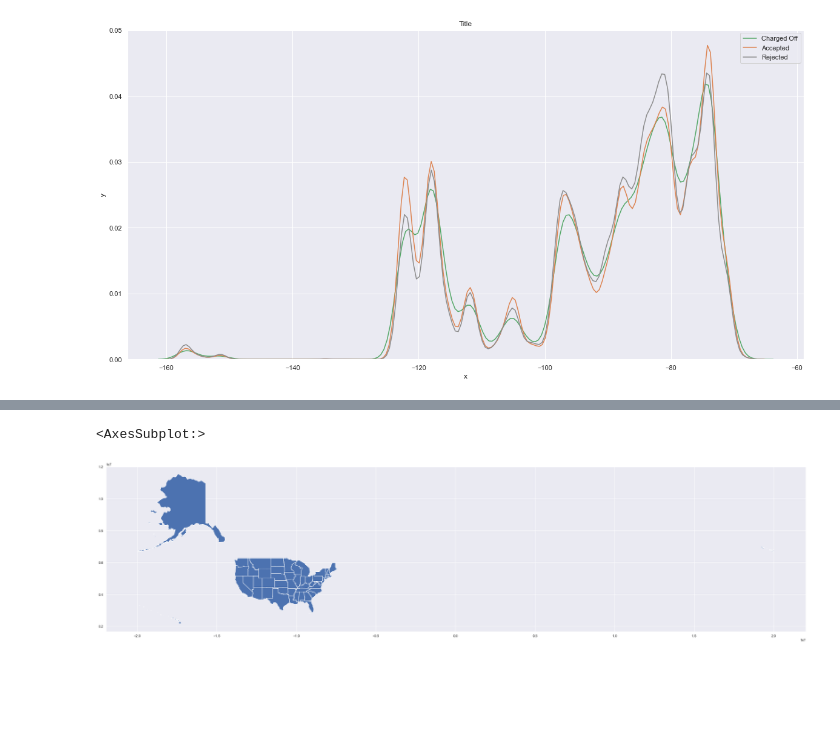
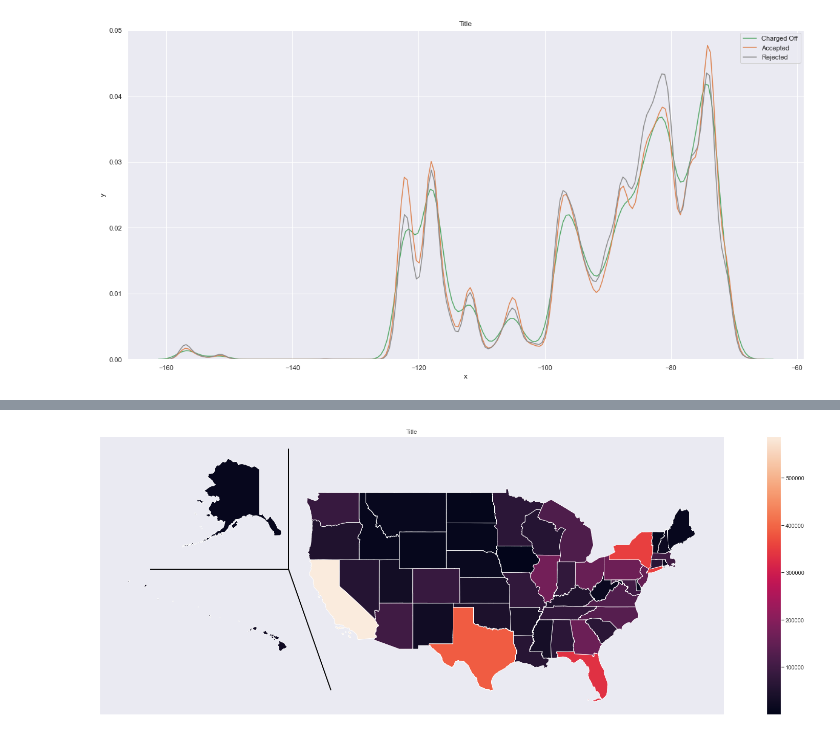
Before and after one commit to Ausmints/lending_club, a Jupyter notebook: Untitled.ipynb, the cells around one changed output, grey strips where cells are left out. Drawn from its saved outputs; the diff is of its cells as text; code cells hidden in the pictures; blank space fills up the shorter version.

```diff
--- a/Untitled.ipynb
+++ b/Untitled.ipynb
@@ -579,5 +513,28 @@ states = states.loc[states["STUSPS"].isin(df["state"].unique())]
-# %%
-states.plot(figsize=(40, 40))
-# %% [output]
-<AxesSubplot:>
-[figure, removed]
+# %%
+states = geopandas.read_file("data/maps/tl_2012_us_state.shp")
+us_pop_df = pd.read_csv('data/2019_Census_US_Population_Data_By_State_Lat_Long.csv')
+
+states = states.loc[states["STUSPS"].isin(df["state"].unique())]
+states.loc[states["NAME"]=="Alaska", "geometry"] = states.loc[states["NAME"]=="Alaska", "geometry"].scale(0.3, 0.3)
+states.loc[states["NAME"]=="Alaska", "geometry"] = states.loc[states["NAME"]=="Alaska", "geometry"].translate(-10000000, -3000000)
+states.loc[states["NAME"]=="Hawaii", "geometry"] = states.loc[states["NAME"]=="Hawaii", "geometry"].translate(3000000, 1500000)
+
+alaska = states.loc[states["NAME"]=="Alaska", "geometry"]
+alaska_geom = alaska[47]
+alaska_bool_list = []
+for P in alaska_geom.geoms:
+    alaska_bool_list.append(P.bounds[0]< -10000000)
+alaska = alaska.explode()
+alaska = alaska.reset_index().set_index("level_1")
+alaska = MultiPolygon(list(alaska[alaska_bool_list].geometry))
+
+states.loc[states["NAME"]=="Alaska", "geometry"] = pd.Series([alaska]).values
+
+loans_states_count = df.groupby("state")["accepted"].count().rename("count")
+states = states.merge(loans_states_count, left_on = "STUSPS", right_index=True)
+states = states.merge(us_pop_df.set_index("STATE")["POPESTIMATE2019"], left_on = "NAME", right_index=True, how="left")
+states["request_proportion"] = states["count"]/states["POPESTIMATE2019"]
+# %%
+draw_usa(states, "count", "Title")
+# %% [output]
+[figure, added]
```
Also changed, not shown: parts of 28 cells of this notebook.
